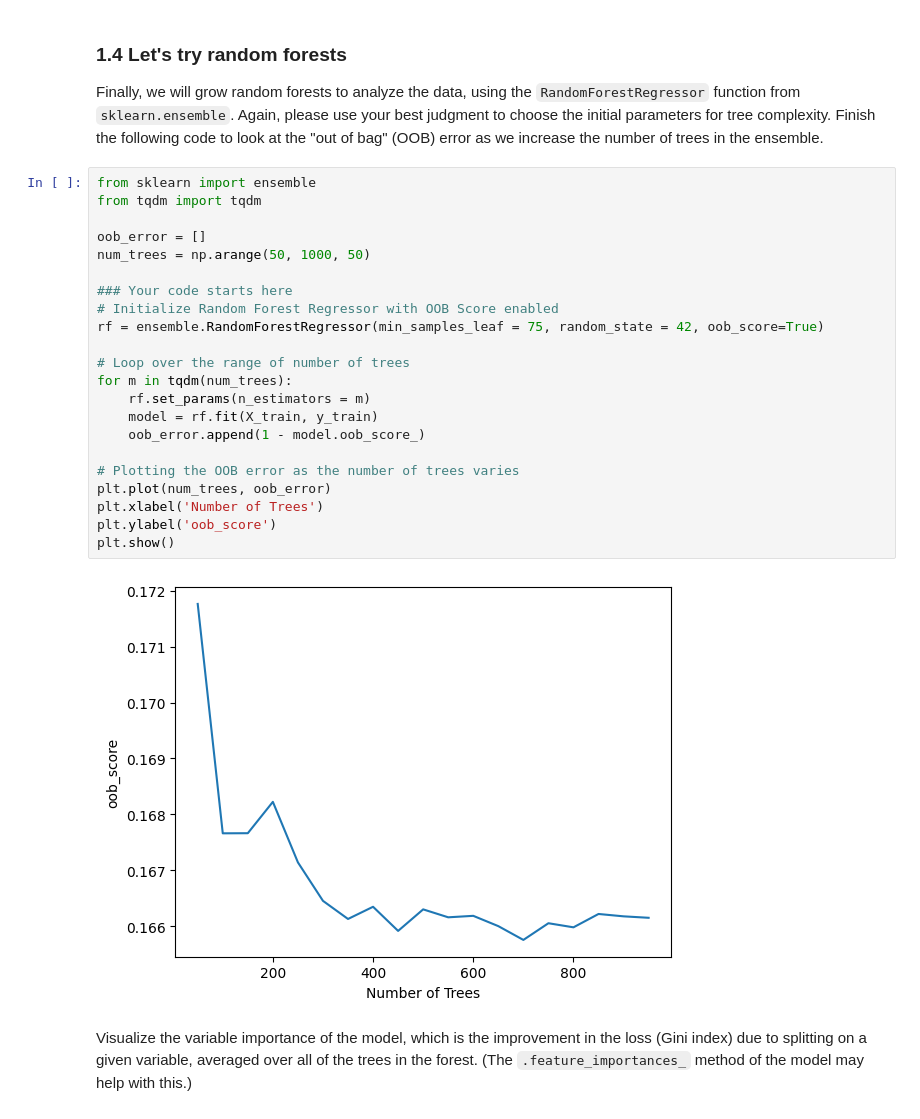
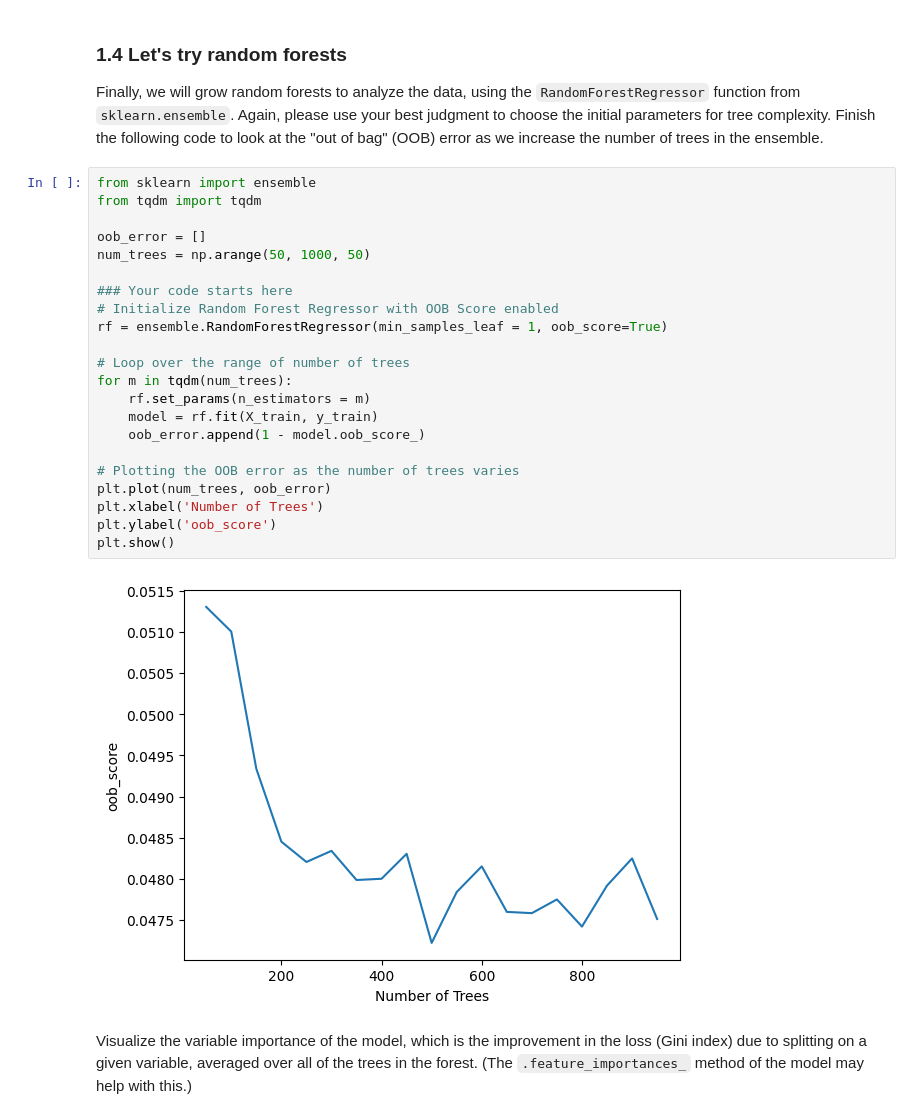
Before and after one commit to yaj0212/Introductory-Machine-Learning, a Jupyter notebook: assignments/assn3/assn3.ipynb, the cells around one changed output. Drawn from its saved outputs; the diff is of its cells as text.

```diff
--- a/assignments/assn3/assn3.ipynb
+++ b/assignments/assn3/assn3.ipynb
@@ -337,27 +344,27 @@ Finish the following code to look at the "out of bag" (OOB) error as we increase
 # %%
 from sklearn import ensemble
 from tqdm import tqdm
 
 oob_error = []
 num_trees = np.arange(50, 1000, 50)
 
 ### Your code starts here
 # Initialize Random Forest Regressor with OOB Score enabled
-rf = ensemble.RandomForestRegressor(min_samples_leaf = 75, random_state = 42, oob_score=True)
+rf = ensemble.RandomForestRegressor(min_samples_leaf = 1, oob_score=True)
 
 # Loop over the range of number of trees
 for m in tqdm(num_trees):
     rf.set_params(n_estimators = m)
     model = rf.fit(X_train, y_train)
     oob_error.append(1 - model.oob_score_)
 
 # Plotting the OOB error as the number of trees varies
 plt.plot(num_trees, oob_error)
 plt.xlabel('Number of Trees')
 plt.ylabel('oob_score')
 plt.show()
 # %% [output]
-[figure, old version]
+[figure, new version]
 # %% [markdown]
 Visualize the variable importance of the model, which is the improvement in the loss (Gini index) due to splitting on a given variable, averaged over all of the trees in the forest. (The `.feature_importances_` method of the model may help with this.)
 # %%
```
Also changed, not shown: parts of 9 cells of this notebook.
